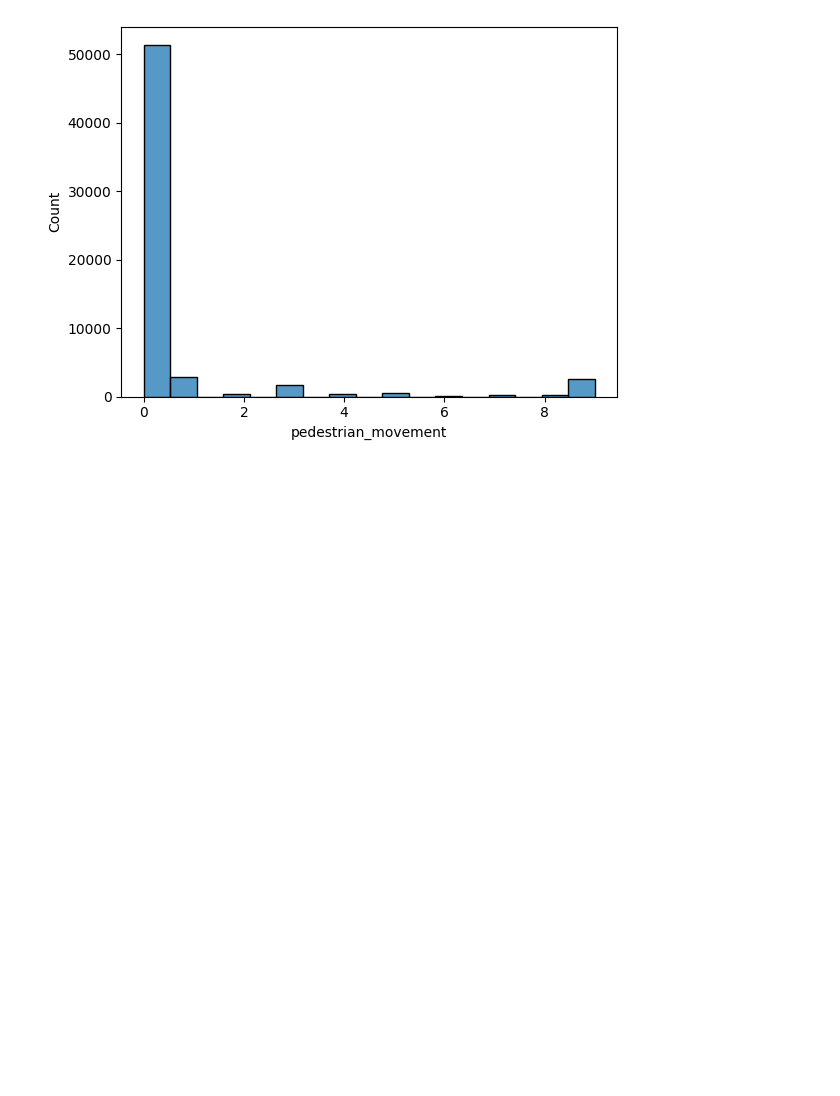
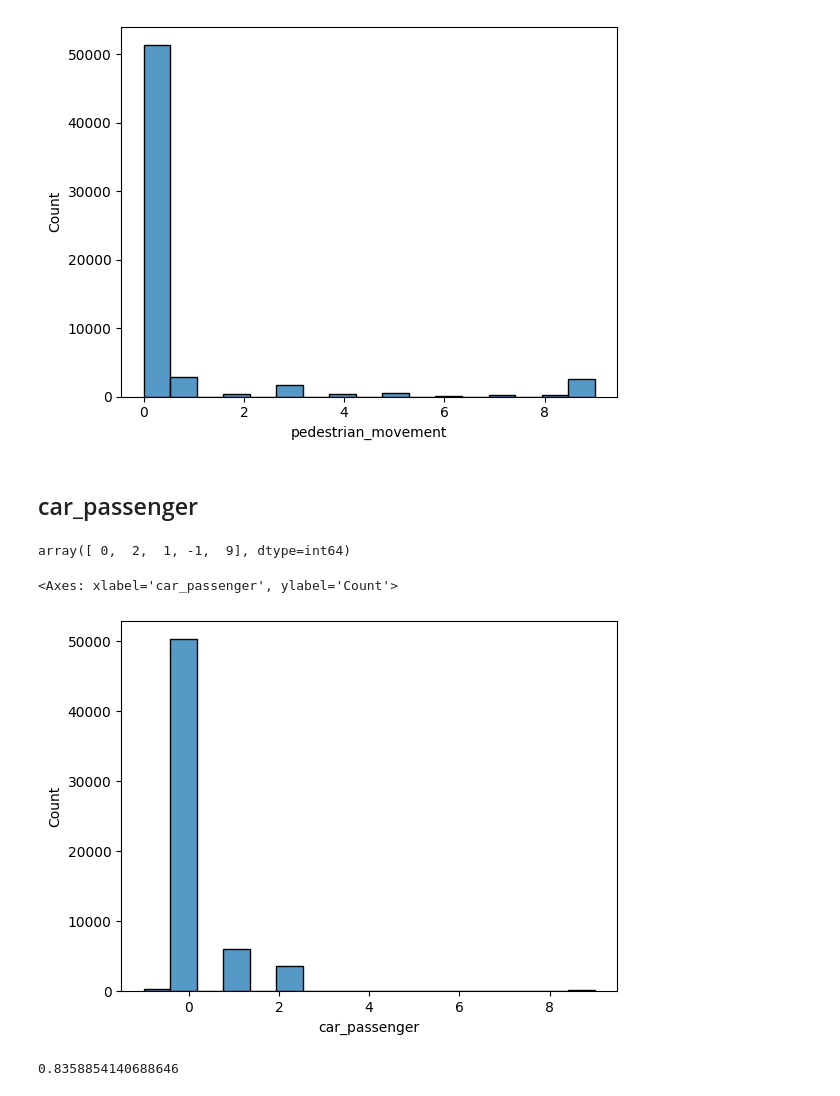
Before and after one commit to ali78efi/accidents_data_analyzing, a Jupyter notebook: accident_analys.ipynb, the cells around one changed output. Saved outputs shown, nothing was run; the diff lists cells and outputs as text; code cells hidden in the pictures; blank space fills up the shorter version.

Commit message:
car_passenger dropped

```diff
--- a/accident_analys.ipynb
+++ b/accident_analys.ipynb
@@ -264,3 +264,29 @@ sns.histplot(data.pedestrian_movement)
 # %% [output]
 <Axes: xlabel='pedestrian_movement', ylabel='Count'>
 [figure]
+# %%
+data[data.pedestrian_movement == 0].__len__() / len(data)
+# 85% of dataset has 0 as pedestrian_movement
+# so we can consider all of them as 0
+# infact we can drop this column
+data = data.drop(['pedestrian_movement'], axis=1)
+# %% [markdown]
+## car_passenger
+# %%
+data.car_passenger.unique()
+# no pattern detected in unique values
+# %% [output]
+array([ 0,  2,  1, -1,  9], dtype=int64)
+# %%
+sns.histplot(data.car_passenger)
+# %% [output]
+<Axes: xlabel='car_passenger', ylabel='Count'>
+[figure, added]
+# %%
+data[data.car_passenger == 0].__len__() / len(data)
+# 85% of dataset has 0 as pedestrian_movement
+# so we can consider all of them as 0
+# infact we can drop this column
+data = data.drop(['pedestrian_movement'], axis=1)
+# %% [output]
+0.8358854140688646
```
